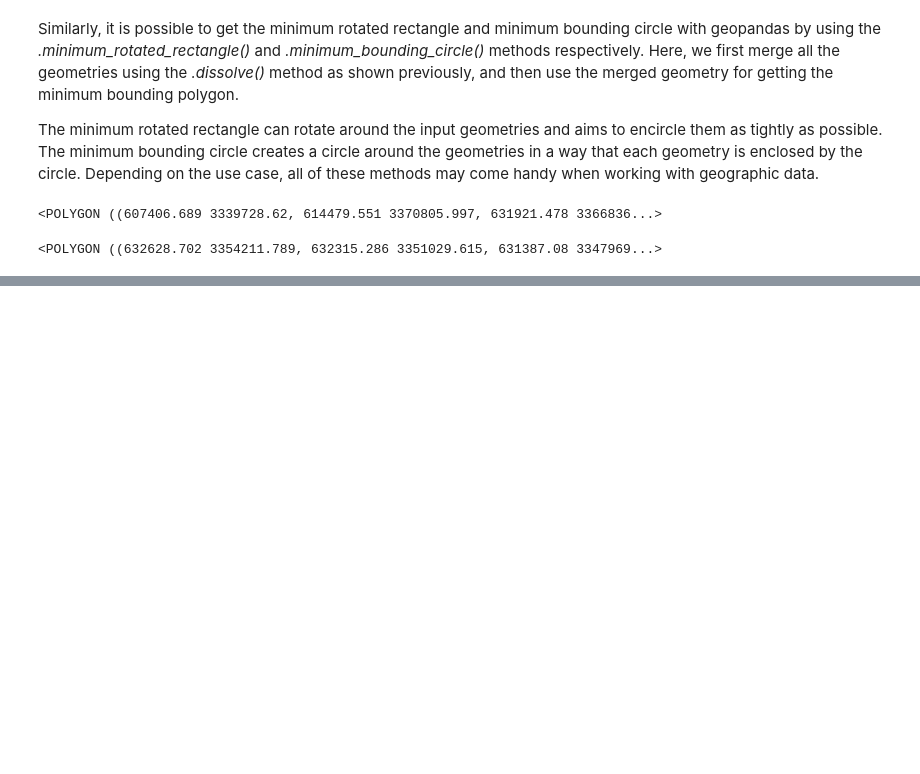
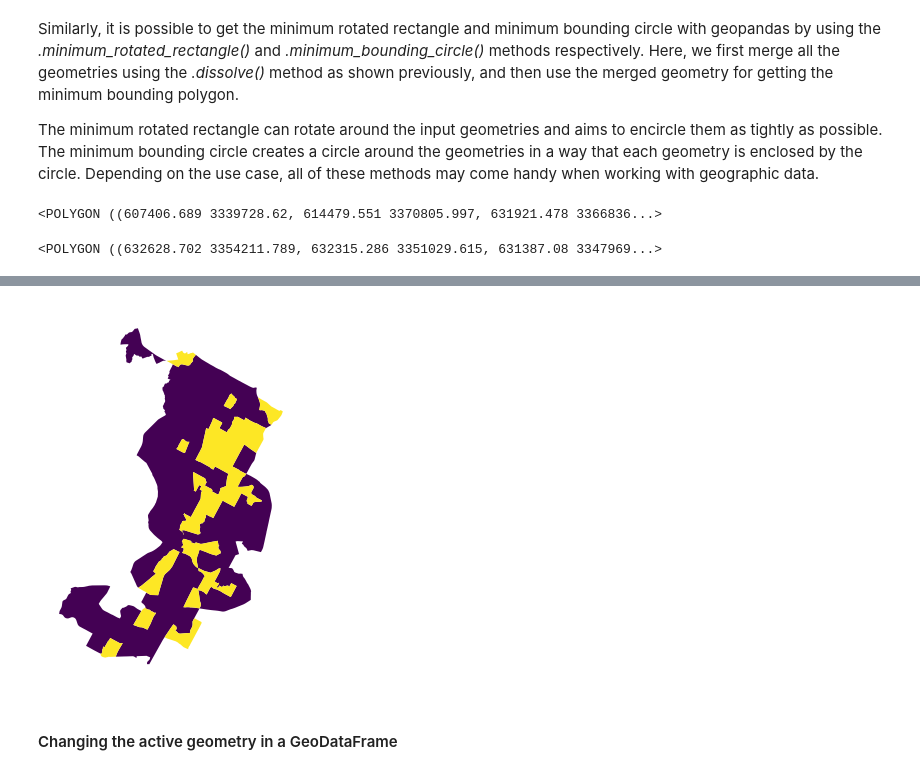
Before and after one commit to Calotriton/Learning_GIS, a Jupyter notebook: GIS_vector/GIS_Vector_geometric_operations.ipynb, the cells around one changed output, grey strips where cells are left out. Cells and saved outputs as stored; diff of their text form; code cells hidden in the pictures; blank space fills up the shorter version.

```diff
--- a/GIS_vector/GIS_Vector_geometric_operations.ipynb
+++ b/GIS_vector/GIS_Vector_geometric_operations.ipynb
@@ -166,0 +304,6 @@ data.dissolve().minimum_bounding_circle().geometry[0]
+# %%
+# Create new colum with constant value
+data["dense"] = 0
+
+# Filter rows with above average pop density and update the column dense
+data.loc[data["pop_density_km2"] > data["pop_density_km2"].mean(), "dense"] = 1
@@ -166,0 +322,6 @@ data.dissolve().minimum_bounding_circle().geometry[0]
+# %%
+# Conduct the aggregation
+dissolved = data[["pop2019", "area_km2", "dense", "geometry"]].dissolve(
+    by="dense", aggfunc="sum"
+)
+dissolved
@@ -166,0 +339,13 @@ data.dissolve().minimum_bounding_circle().geometry[0]
+# %%
+# Reset index
+dissolved = dissolved.reset_index()
+
+# Plot
+dissolved.plot(column="dense")
+
+plt.axis("off")
+plt.show()
+# %% [output]
+[figure, added]
+# %% [markdown]
+#### Changing the active geometry in a GeoDataFrame
```
Also changed, not shown: parts of 37 cells of this notebook.
